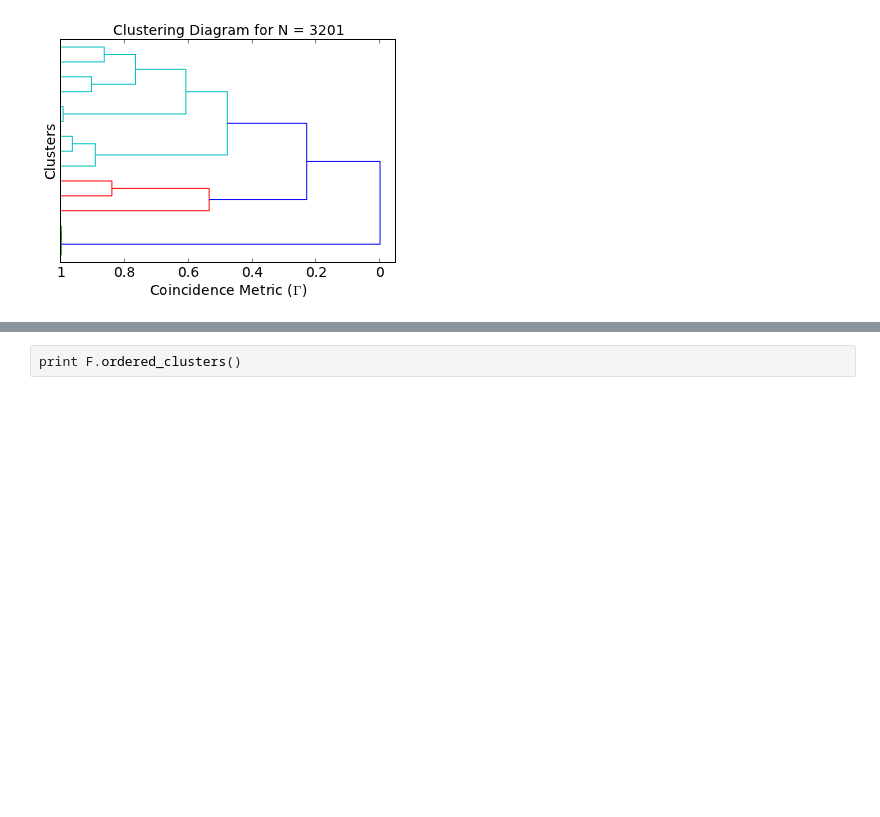
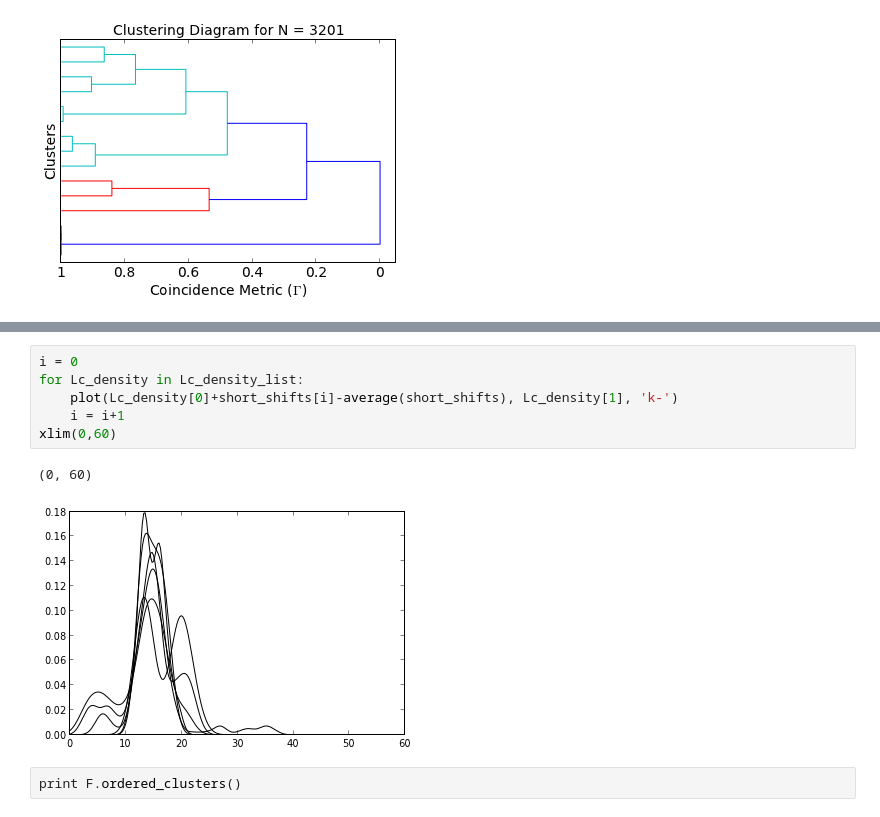
Before and after one commit to hilaryjoyce/smfs-data-analysis, a Jupyter notebook: cluster testing.ipynb, the cells around one changed output, grey strips where cells are left out. Saved outputs shown, nothing was run; the diff lists cells and outputs as text; blank space fills up the shorter version.

```diff
--- a/cluster testing.ipynb
+++ b/cluster testing.ipynb
@@ -33,3 +70,12 @@ F = c.FlatClusters(parameter_folder=parameter_folder, max_shift='No', co_cut=0.4
+# %%
+i = 0
+for Lc_density in Lc_density_list:
+    plot(Lc_density[0]+short_shifts[i]-average(short_shifts), Lc_density[1], 'k-')
+    i = i+1
+xlim(0,60)
+# %% [output]
+(0, 60)
+[figure, added]
 # %%
 print F.ordered_clusters()
 # %% [output]
```
Also changed, not shown: parts of 12 cells of this notebook, 2 other files.
